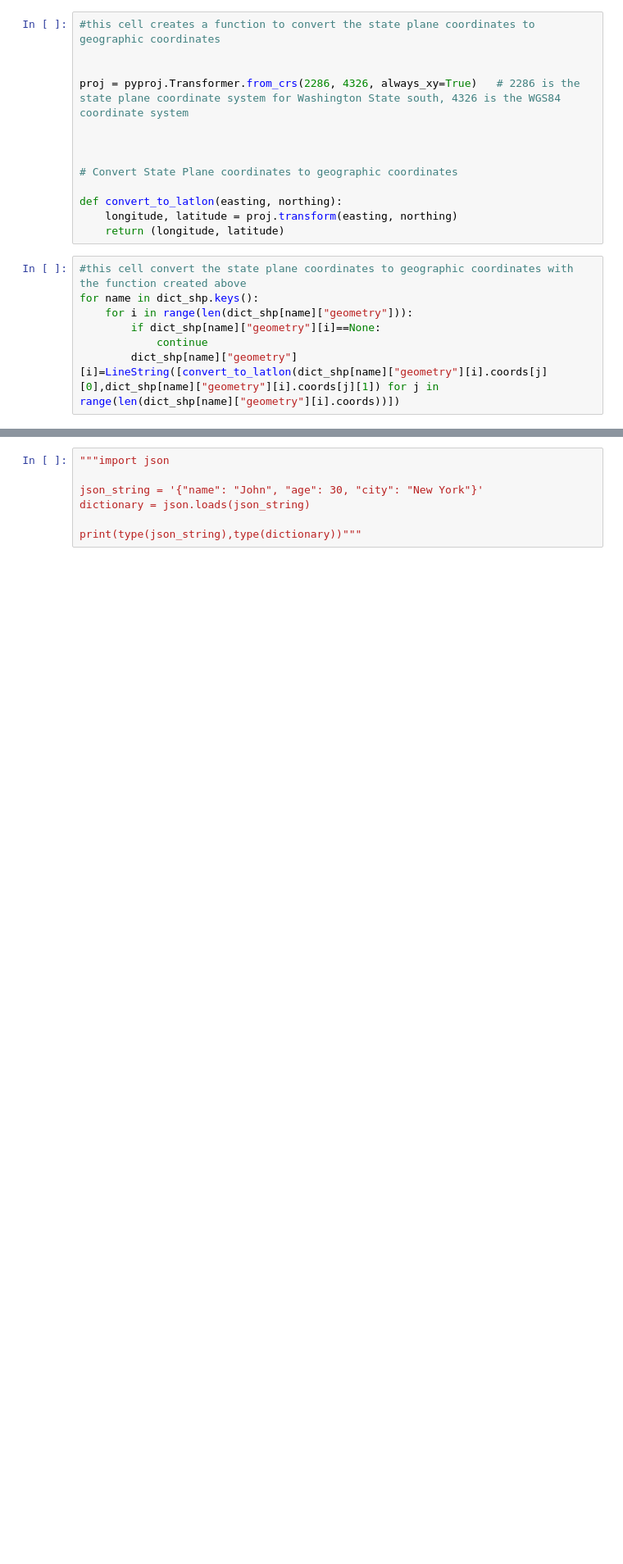
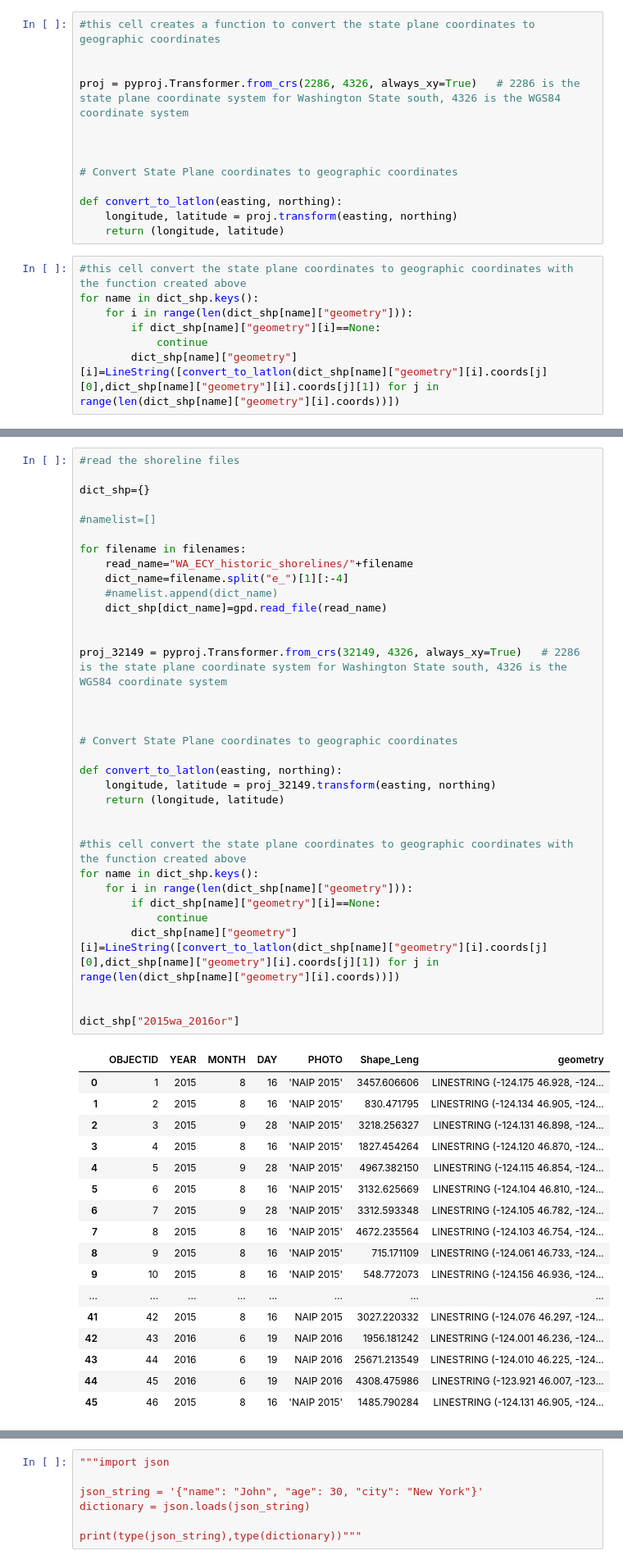
Before and after one commit to JerryLiu-96/Grays_Harbor_Storymap, a Jupyter notebook: assets/shp_to_geojson.ipynb, the cells around one changed output, grey strips where cells are left out. Shown at 82% size. Drawn from its saved outputs; the diff is of its cells as text; blank space fills up the shorter version.

```diff
--- a/assets/shp_to_geojson.ipynb
+++ b/assets/shp_to_geojson.ipynb
@@ -101,0 +228,52 @@ for entry in dict_shp.keys():
+# %%
+#read the shoreline files
+
+dict_shp={}
+
+#namelist=[]
+
+for filename in filenames:
+    read_name="WA_ECY_historic_shorelines/"+filename
+    dict_name=filename.split("e_")[1][:-4]
+    #namelist.append(dict_name)
+    dict_shp[dict_name]=gpd.read_file(read_name)
+
+
+proj_32149 = pyproj.Transformer.from_crs(32149, 4326, always_xy=True)   # 2286 is the state plane coordinate system for Washington State south, 4326 is the WGS84 coordinate system
+
+
+
+# Convert State Plane coordinates to geographic coordinates
+
+def convert_to_latlon(easting, northing):
+    longitude, latitude = proj_32149.transform(easting, northing)
+    return (longitude, latitude)
+
+
+#this cell convert the state plane coordinates to geographic coordinates with the function created above
+for name in dict_shp.keys():
+    for i in range(len(dict_shp[name]["geometry"])):
+        if dict_shp[name]["geometry"][i]==None:
+            continue
+        dict_shp[name]["geometry"][i]=LineString([convert_to_latlon(dict_shp[name]["geometry"][i].coords[j][0],dict_shp[name]["geometry"][i].coords[j][1]) for j in range(len(dict_shp[name]["geometry"][i].coords))])
+
+
+dict_shp["2015wa_2016or"]
+# %% [output]
+|  | OBJECTID | YEAR | MONTH | DAY | PHOTO | Shape_Leng | geometry |
+| 0 | 1 | 2015 | 8 | 16 | 'NAIP 2015' | 3457.606606 | LINESTRING (-124.175 46.928, -124... |
+| 1 | 2 | 2015 | 8 | 16 | 'NAIP 2015' | 830.471795 | LINESTRING (-124.134 46.905, -124... |
+| 2 | 3 | 2015 | 9 | 28 | 'NAIP 2015' | 3218.256327 | LINESTRING (-124.131 46.898, -124... |
+| 3 | 4 | 2015 | 8 | 16 | 'NAIP 2015' | 1827.454264 | LINESTRING (-124.120 46.870, -124... |
+| 4 | 5 | 2015 | 9 | 28 | 'NAIP 2015' | 4967.382150 | LINESTRING (-124.115 46.854, -124... |
+| 5 | 6 | 2015 | 8 | 16 | 'NAIP 2015' | 3132.625669 | LINESTRING (-124.104 46.810, -124... |
+| 6 | 7 | 2015 | 9 | 28 | 'NAIP 2015' | 3312.593348 | LINESTRING (-124.105 46.782, -124... |
+| 7 | 8 | 2015 | 8 | 16 | 'NAIP 2015' | 4672.235564 | LINESTRING (-124.103 46.754, -124... |
+| 8 | 9 | 2015 | 8 | 16 | 'NAIP 2015' | 715.171109 | LINESTRING (-124.061 46.733, -124... |
+| 9 | 10 | 2015 | 8 | 16 | 'NAIP 2015' | 548.772073 | LINESTRING (-124.156 46.936, -124... |
+| ... | ... | ... | ... | ... | ... | ... | ... |
+| 41 | 42 | 2015 | 8 | 16 | NAIP 2015 | 3027.220332 | LINESTRING (-124.076 46.297, -124... |
+| 42 | 43 | 2016 | 6 | 19 | NAIP 2016 | 1956.181242 | LINESTRING (-124.001 46.236, -124... |
+| 43 | 44 | 2016 | 6 | 19 | NAIP 2016 | 25671.213549 | LINESTRING (-124.010 46.225, -124... |
+| 44 | 45 | 2016 | 6 | 19 | NAIP 2016 | 4308.475986 | LINESTRING (-123.921 46.007, -123... |
+| 45 | 46 | 2015 | 8 | 16 | 'NAIP 2015' | 1485.790284 | LINESTRING (-124.131 46.905, -124... |
```
Also changed, not shown: parts of 22 cells of this notebook, 18 other files.
